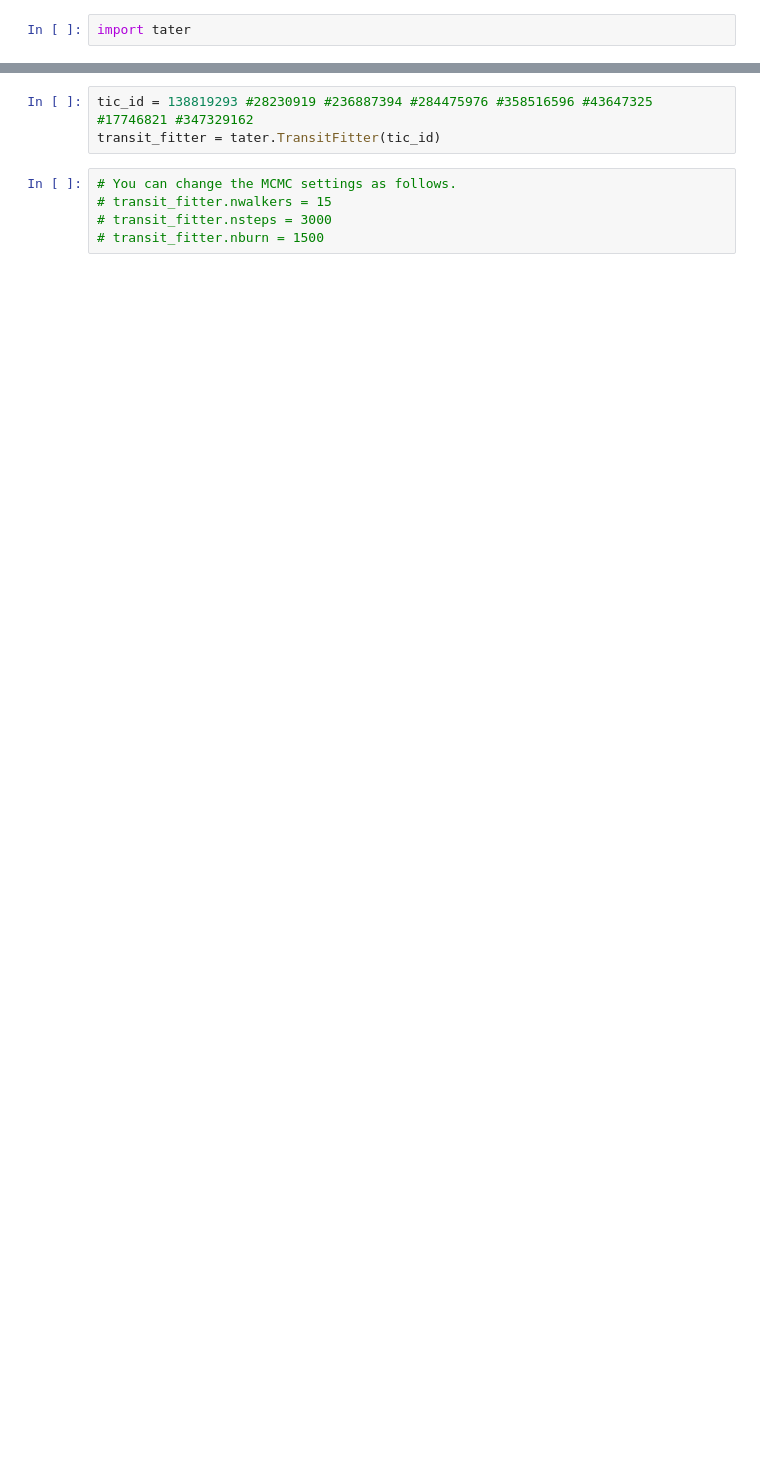
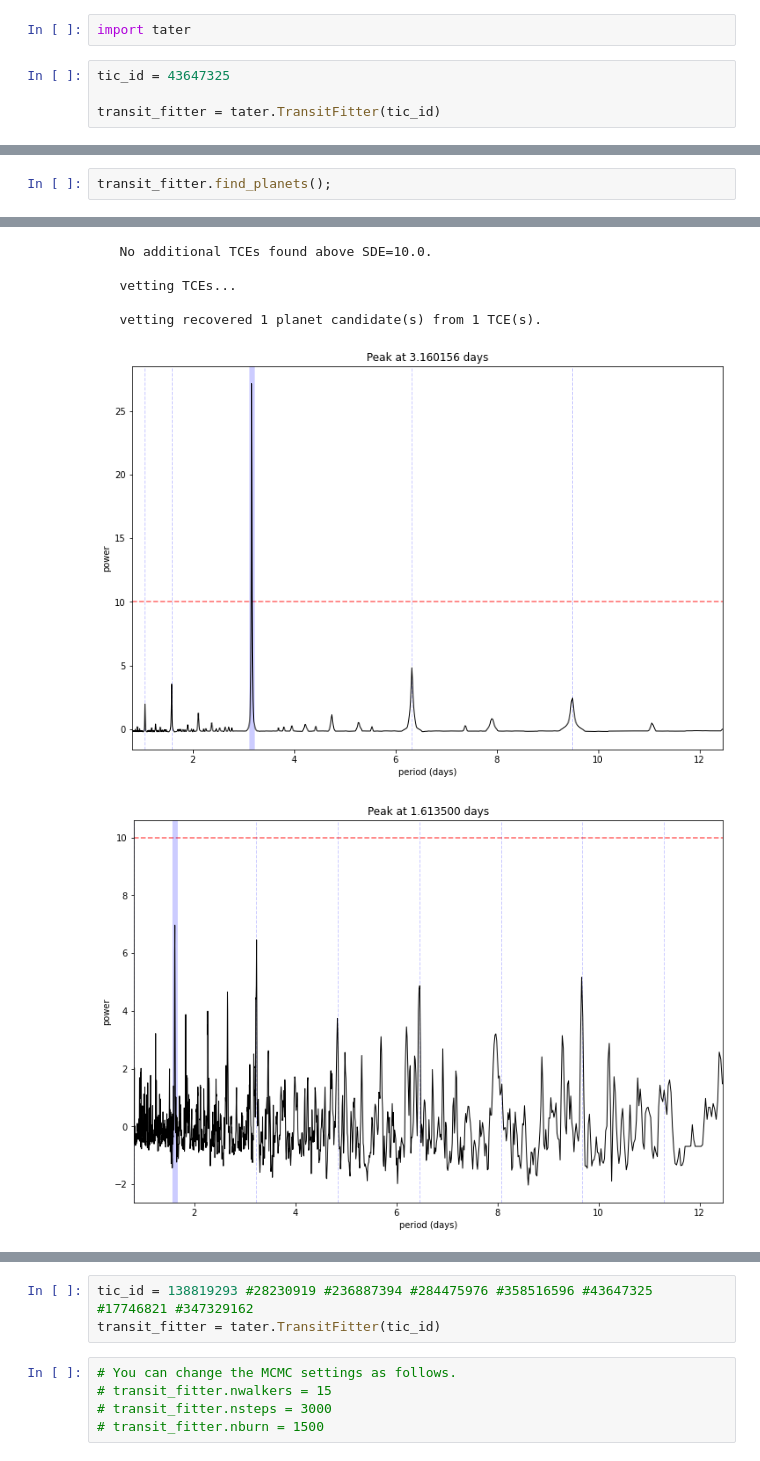
Before and after one commit to CalebHarada/TESS_Cycle3, a Jupyter notebook: tater/test_tater.ipynb, the cells around one changed output, grey strips where cells are left out. Saved outputs shown, nothing was run; the diff lists cells and outputs as text; blank space fills up the shorter version.

```diff
--- a/tater/test_tater.ipynb
+++ b/tater/test_tater.ipynb
@@ -22,2 +5,6 @@
 # %%
 import tater
+# %%
+tic_id = 43647325
+
+transit_fitter = tater.TransitFitter(tic_id)
@@ -23,0 +27,3 @@ import tater
+# %%
+transit_fitter.find_planets();
+# %% [output]
@@ -23,0 +39,7 @@ import tater
+   No additional TCEs found above SDE=10.0.
+
+   vetting TCEs...
+
+   vetting recovered 1 planet candidate(s) from 1 TCE(s).
+[figure, added]
+[figure, added]
```
Also changed, not shown: parts of 76 cells of this notebook.
